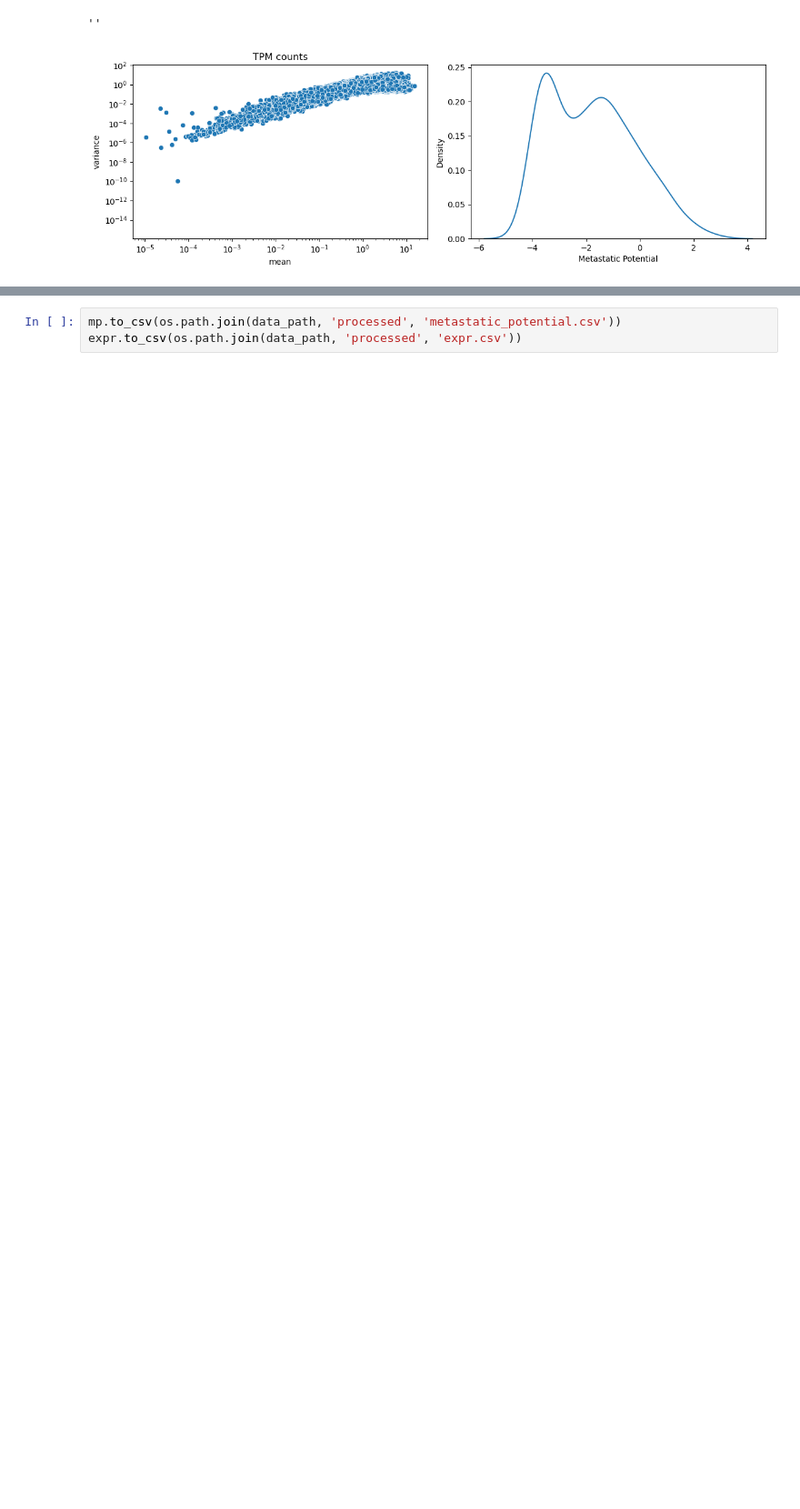
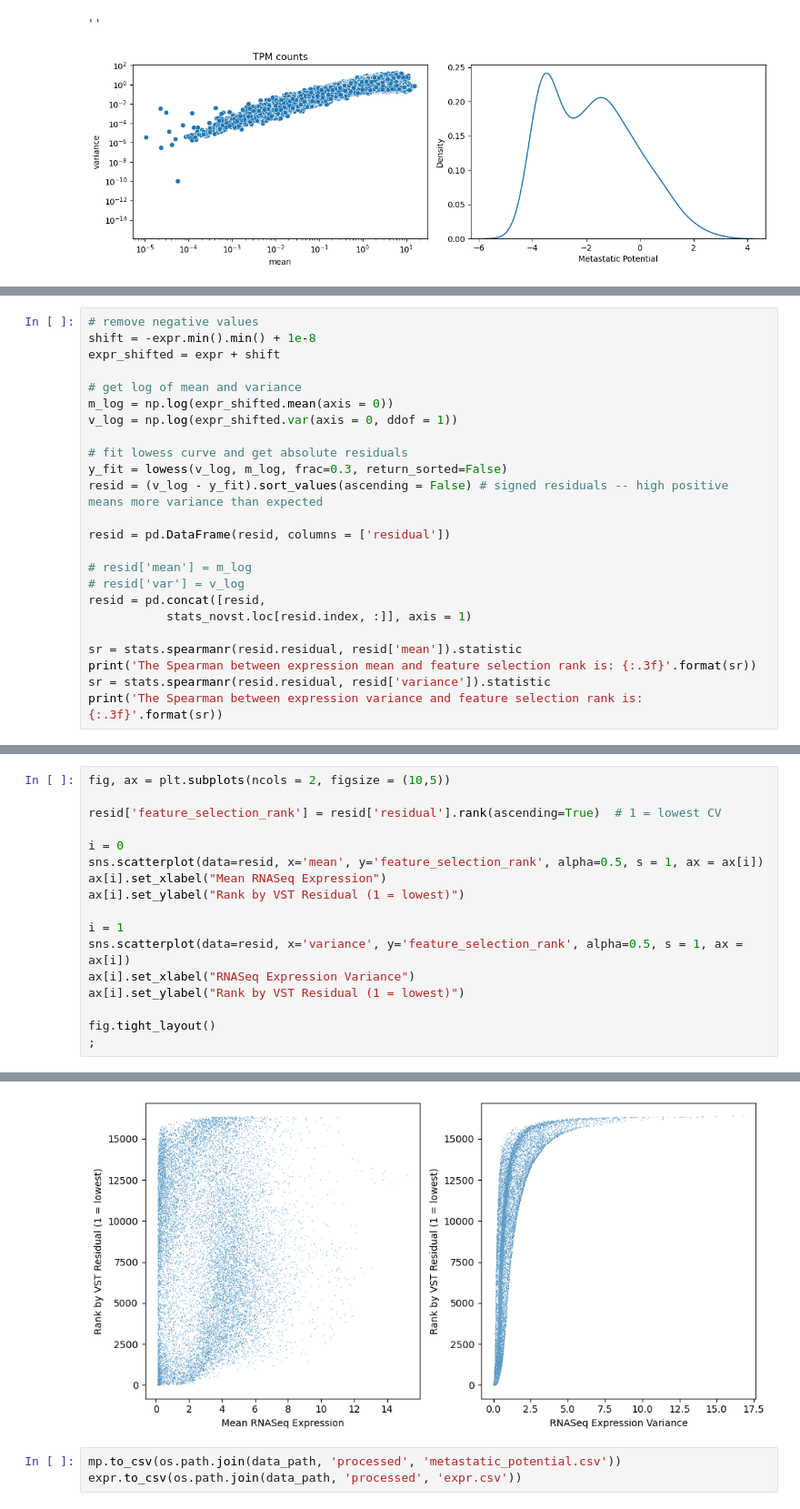
Before and after one commit to hmbaghdassarian/metastatic_potential, a Jupyter notebook: notebooks/A_rna_prediction/01_process_data_transcriptomics.ipynb, the cells around one changed output, grey strips where cells are left out. Shown at 91% size. Saved outputs shown, nothing was run; the diff lists cells and outputs as text; blank space fills up the shorter version.

Commit message:
begin modifying feature selection step

```diff
--- a/notebooks/A_rna_prediction/01_process_data_transcriptomics.ipynb
+++ b/notebooks/A_rna_prediction/01_process_data_transcriptomics.ipynb
@@ -93,0 +111,24 @@ We do not filter out low - mean genes. This would result in a different set of f
+# %%
+# remove negative values
+shift = -expr.min().min() + 1e-8
+expr_shifted = expr + shift
+
+# get log of mean and variance
+m_log = np.log(expr_shifted.mean(axis = 0))
+v_log = np.log(expr_shifted.var(axis = 0, ddof = 1))
+
+# fit lowess curve and get absolute residuals
+y_fit = lowess(v_log, m_log, frac=0.3, return_sorted=False)
+resid = (v_log - y_fit).sort_values(ascending = False) # signed residuals -- high positive means more variance than expected
+
+resid = pd.DataFrame(resid, columns = ['residual'])
+
+# resid['mean'] = m_log
+# resid['var'] = v_log
+resid = pd.concat([resid,
+           stats_novst.loc[resid.index, :]], axis = 1)
+
+sr = stats.spearmanr(resid.residual, resid['mean']).statistic
+print('The Spearman between expression mean and feature selection rank is: {:.3f}'.format(sr))
+sr = stats.spearmanr(resid.residual, resid['variance']).statistic
+print('The Spearman between expression variance and feature selection rank is: {:.3f}'.format(sr))
@@ -93,0 +138,18 @@ We do not filter out low - mean genes. This would result in a different set of f
+# %%
+fig, ax = plt.subplots(ncols = 2, figsize = (10,5))
+
+resid['feature_selection_rank'] = resid['residual'].rank(ascending=True)  # 1 = lowest CV
+
+i = 0
+sns.scatterplot(data=resid, x='mean', y='feature_selection_rank', alpha=0.5, s = 1, ax = ax[i])
+ax[i].set_xlabel("Mean RNASeq Expression")
+ax[i].set_ylabel("Rank by VST Residual (1 = lowest)")
+
+i = 1
+sns.scatterplot(data=resid, x='variance', y='feature_selection_rank', alpha=0.5, s = 1, ax = ax[i])
+ax[i].set_xlabel("RNASeq Expression Variance")
+ax[i].set_ylabel("Rank by VST Residual (1 = lowest)")
+
+fig.tight_layout()
+;
+# %% [output]
@@ -94,3 +157,4 @@ We do not filter out low - mean genes. This would result in a different set of f
+[figure, added]
 # %%
 mp.to_csv(os.path.join(data_path, 'processed', 'metastatic_potential.csv'))
 expr.to_csv(os.path.join(data_path, 'processed', 'expr.csv'))
```
Also changed, not shown: parts of 9 cells of this notebook, 6 other files.
